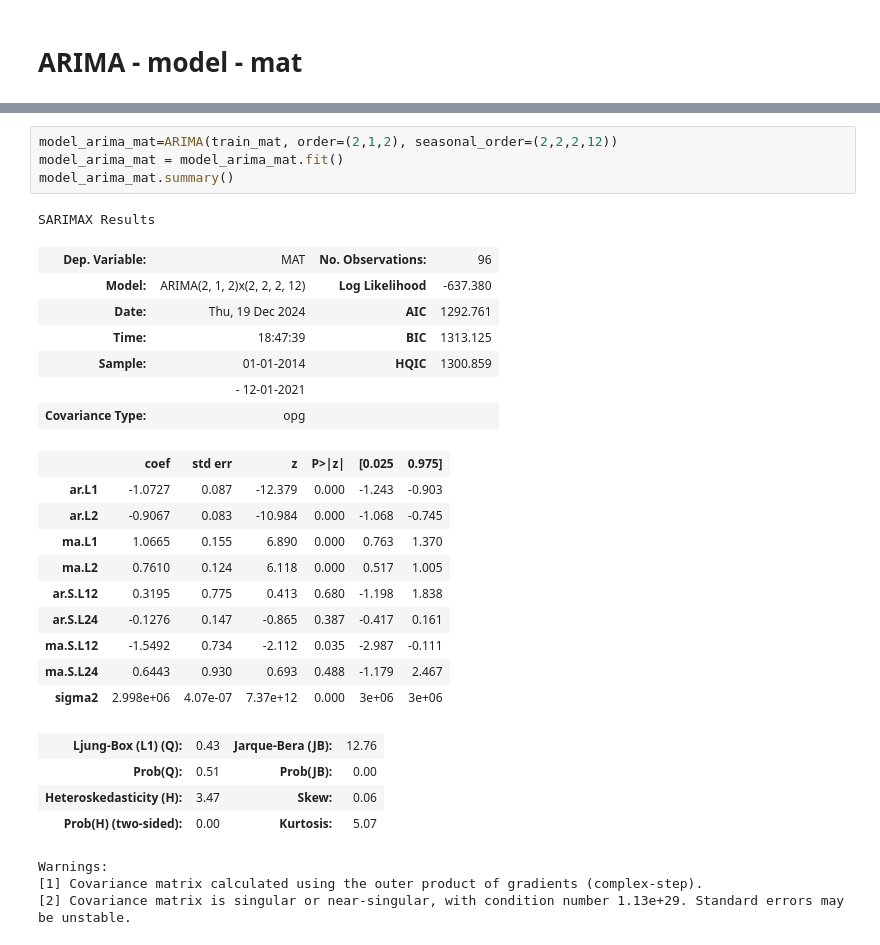
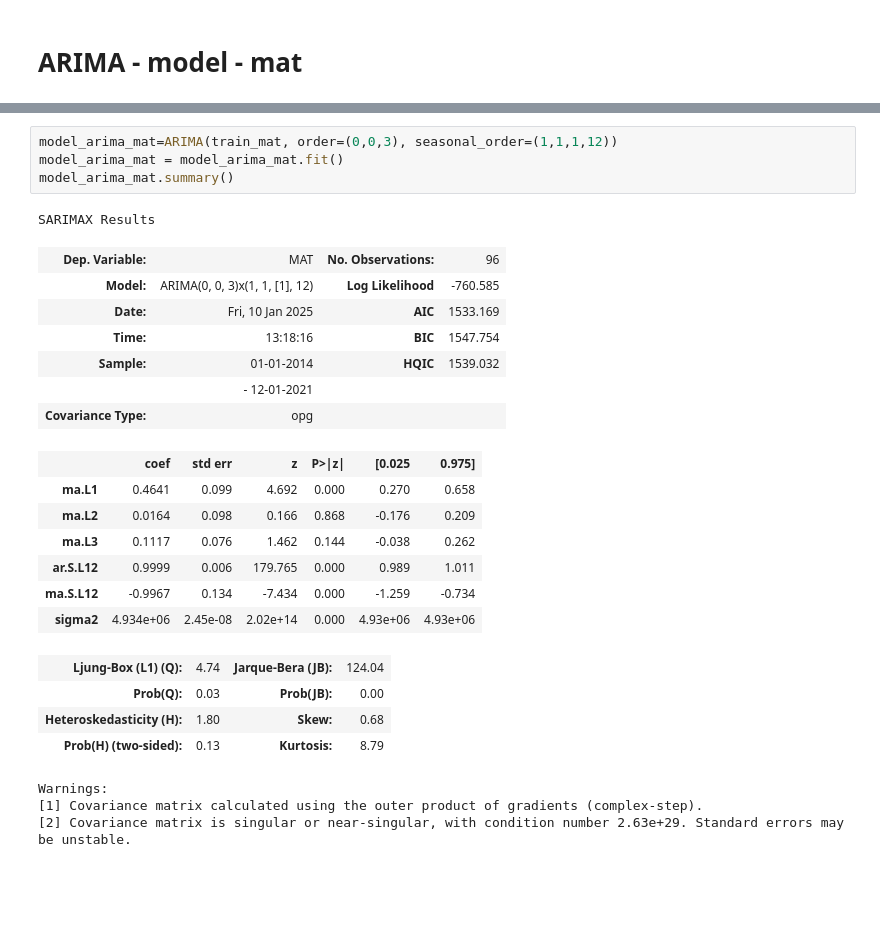
Before and after one commit to AldonaSwirad/Machine-learning-in-time-series-analysis, a Jupyter notebook: INZ.ipynb, the cells around one changed output, grey strips where cells are left out. Saved outputs shown, nothing was run; the diff lists cells and outputs as text; blank space fills up the shorter version.

```diff
--- a/INZ.ipynb
+++ b/INZ.ipynb
@@ -2267,33 +2247,30 @@ test_mat_diff = df_mat_diff[96:].dropna()
 # %%
-model_arima_mat=ARIMA(train_mat, order=(2,1,2), seasonal_order=(2,2,2,12))
+model_arima_mat=ARIMA(train_mat, order=(0,0,3), seasonal_order=(1,1,1,12))
 model_arima_mat = model_arima_mat.fit()
 model_arima_mat.summary()
 # %% [output]
 SARIMAX Results
 | Dep. Variable: | MAT | No. Observations: | 96 |
-| Model: | ARIMA(2, 1, 2)x(2, 2, 2, 12) | Log Likelihood | -637.380 |
-| Date: | Thu, 19 Dec 2024 | AIC | 1292.761 |
-| Time: | 18:47:39 | BIC | 1313.125 |
-| Sample: | 01-01-2014 | HQIC | 1300.859 |
+| Model: | ARIMA(0, 0, 3)x(1, 1, [1], 12) | Log Likelihood | -760.585 |
+| Date: | Fri, 10 Jan 2025 | AIC | 1533.169 |
+| Time: | 13:18:16 | BIC | 1547.754 |
+| Sample: | 01-01-2014 | HQIC | 1539.032 |
 |  | - 12-01-2021 |  |  |
 | Covariance Type: | opg |  |  |
 |  | coef | std err | z | P>|z| | [0.025 | 0.975] |
-| ar.L1 | -1.0727 | 0.087 | -12.379 | 0.000 | -1.243 | -0.903 |
-| ar.L2 | -0.9067 | 0.083 | -10.984 | 0.000 | -1.068 | -0.745 |
-| ma.L1 | 1.0665 | 0.155 | 6.890 | 0.000 | 0.763 | 1.370 |
-| ma.L2 | 0.7610 | 0.124 | 6.118 | 0.000 | 0.517 | 1.005 |
-| ar.S.L12 | 0.3195 | 0.775 | 0.413 | 0.680 | -1.198 | 1.838 |
-| ar.S.L24 | -0.1276 | 0.147 | -0.865 | 0.387 | -0.417 | 0.161 |
-| ma.S.L12 | -1.5492 | 0.734 | -2.112 | 0.035 | -2.987 | -0.111 |
-| ma.S.L24 | 0.6443 | 0.930 | 0.693 | 0.488 | -1.179 | 2.467 |
-| sigma2 | 2.998e+06 | 4.07e-07 | 7.37e+12 | 0.000 | 3e+06 | 3e+06 |
+| ma.L1 | 0.4641 | 0.099 | 4.692 | 0.000 | 0.270 | 0.658 |
+| ma.L2 | 0.0164 | 0.098 | 0.166 | 0.868 | -0.176 | 0.209 |
+| ma.L3 | 0.1117 | 0.076 | 1.462 | 0.144 | -0.038 | 0.262 |
+| ar.S.L12 | 0.9999 | 0.006 | 179.765 | 0.000 | 0.989 | 1.011 |
+| ma.S.L12 | -0.9967 | 0.134 | -7.434 | 0.000 | -1.259 | -0.734 |
+| sigma2 | 4.934e+06 | 2.45e-08 | 2.02e+14 | 0.000 | 4.93e+06 | 4.93e+06 |
-| Ljung-Box (L1) (Q): | 0.43 | Jarque-Bera (JB): | 12.76 |
-| Prob(Q): | 0.51 | Prob(JB): | 0.00 |
-| Heteroskedasticity (H): | 3.47 | Skew: | 0.06 |
-| Prob(H) (two-sided): | 0.00 | Kurtosis: | 5.07 |
+| Ljung-Box (L1) (Q): | 4.74 | Jarque-Bera (JB): | 124.04 |
+| Prob(Q): | 0.03 | Prob(JB): | 0.00 |
+| Heteroskedasticity (H): | 1.80 | Skew: | 0.68 |
+| Prob(H) (two-sided): | 0.13 | Kurtosis: | 8.79 |
 Warnings:
 [1] Covariance matrix calculated using the outer product of gradients (complex-step).
-[2] Covariance matrix is singular or near-singular, with condition number 1.13e+29. Standard errors may be unstable.
+[2] Covariance matrix is singular or near-singular, with condition number 2.63e+29. Standard errors may be unstable.
 # %%
 mat_pred = model_arima_mat.get_forecast(len(test_mat.index))
 mat_pred_df = mat_pred.conf_int(alpha = 0.05)
```
Also changed, not shown: parts of 21 cells of this notebook, 2 other files.
